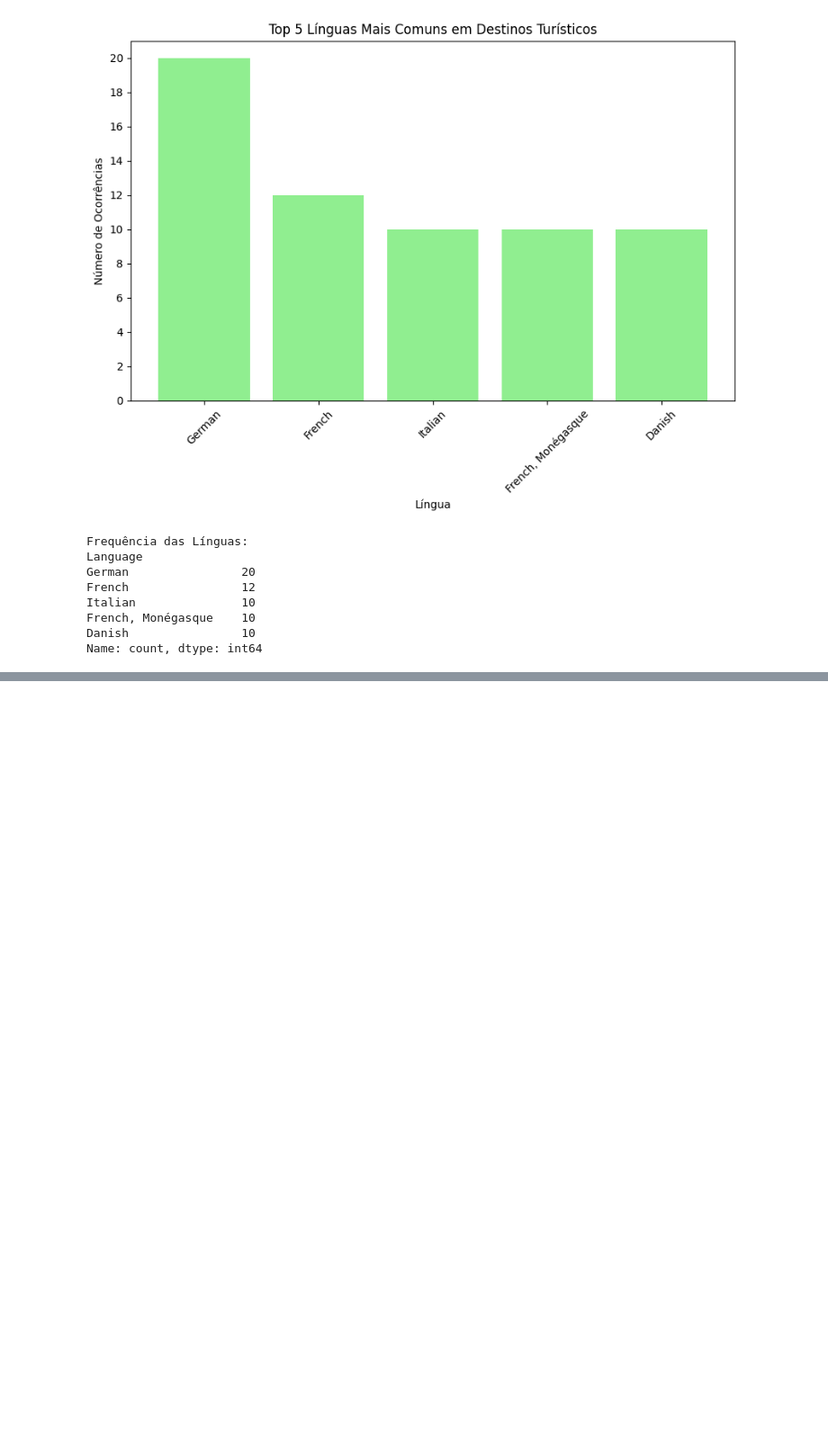
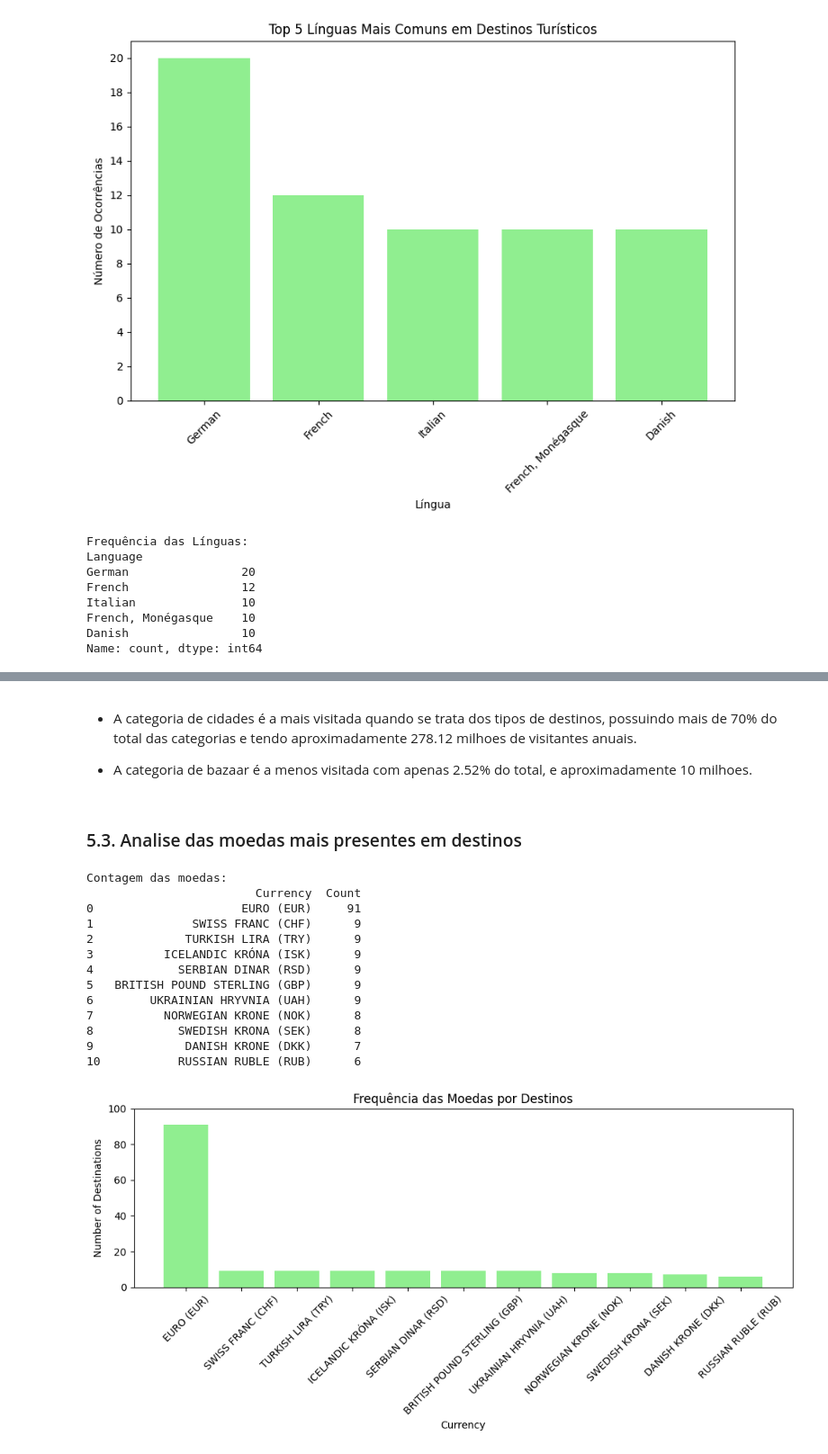
Before and after one commit to ChristopheAbelem/projeto_destiny, a Jupyter notebook: analise_tabela.ipynb, the cells around one changed output, grey strips where cells are left out. Shown at 90% size. Drawn from its saved outputs; the diff is of its cells as text; code cells hidden in the pictures; blank space fills up the shorter version.

```diff
--- a/analise_tabela.ipynb
+++ b/analise_tabela.ipynb
@@ -388,0 +448,51 @@ dtype: int64
+# %% [markdown]
+- A categoria de cidades é a mais visitada quando se trata dos tipos de destinos, possuindo mais de 70% do total das categorias e tendo aproximadamente 278.12 milhoes de visitantes anuais.
+
+- A categoria de bazaar é a menos visitada com apenas 2.52% do total, e aproximadamente 10 milhoes.
+# %% [markdown]
+### 5.3. Analise das moedas mais presentes em destinos
+# %%
+# Remover espaços em branco e garantir a capitalização correta
+df_cleaned['Currency'] = df_cleaned['Currency'].str.strip().str.upper()
+
+# Substituir todas as variações de 'EURO' por 'EURO (EUR)'
+df_cleaned['Currency'] = df_cleaned['Currency'].replace({'EURO': 'EURO (EUR)', 'EURO (EUR)': 'EURO (EUR)'}, regex=False)
+
+# Remover repetições usando a função unique()
+df_cleaned['Currency'] = df_cleaned['Currency'].apply(lambda x: 'EURO (EUR)' if 'EURO (EUR)' in x else x)
+
+currency_counts = df_cleaned['Currency'].value_counts().reset_index()
+currency_counts.columns = ['Currency', 'Count']
+
+currency_counts = currency_counts.sort_values(by='Count', ascending=False)
+
+print("Contagem das moedas:")
+print(currency_counts)
+
+plt.figure(figsize=(10, 5))
+bars = plt.bar(currency_counts['Currency'], currency_counts['Count'], color='lightgreen')
+
+plt.title('Frequência das Moedas por Destinos')
+plt.xlabel('Currency')
+plt.ylabel('Number of Destinations')
+
+plt.ylim(0, 100)
+
+plt.xticks(rotation=45)
+plt.tight_layout()
+plt.show()
+# %% [output]
+Contagem das moedas:
+                        Currency  Count
+0                     EURO (EUR)     91
+1              SWISS FRANC (CHF)      9
+2             TURKISH LIRA (TRY)      9
+3          ICELANDIC KRÓNA (ISK)      9
+4            SERBIAN DINAR (RSD)      9
+5   BRITISH POUND STERLING (GBP)      9
+6        UKRAINIAN HRYVNIA (UAH)      9
+7          NORWEGIAN KRONE (NOK)      8
+8            SWEDISH KRONA (SEK)      8
+9             DANISH KRONE (DKK)      7
+10           RUSSIAN RUBLE (RUB)      6
+[figure, added]
```
Also changed, not shown: parts of 30 cells of this notebook.
